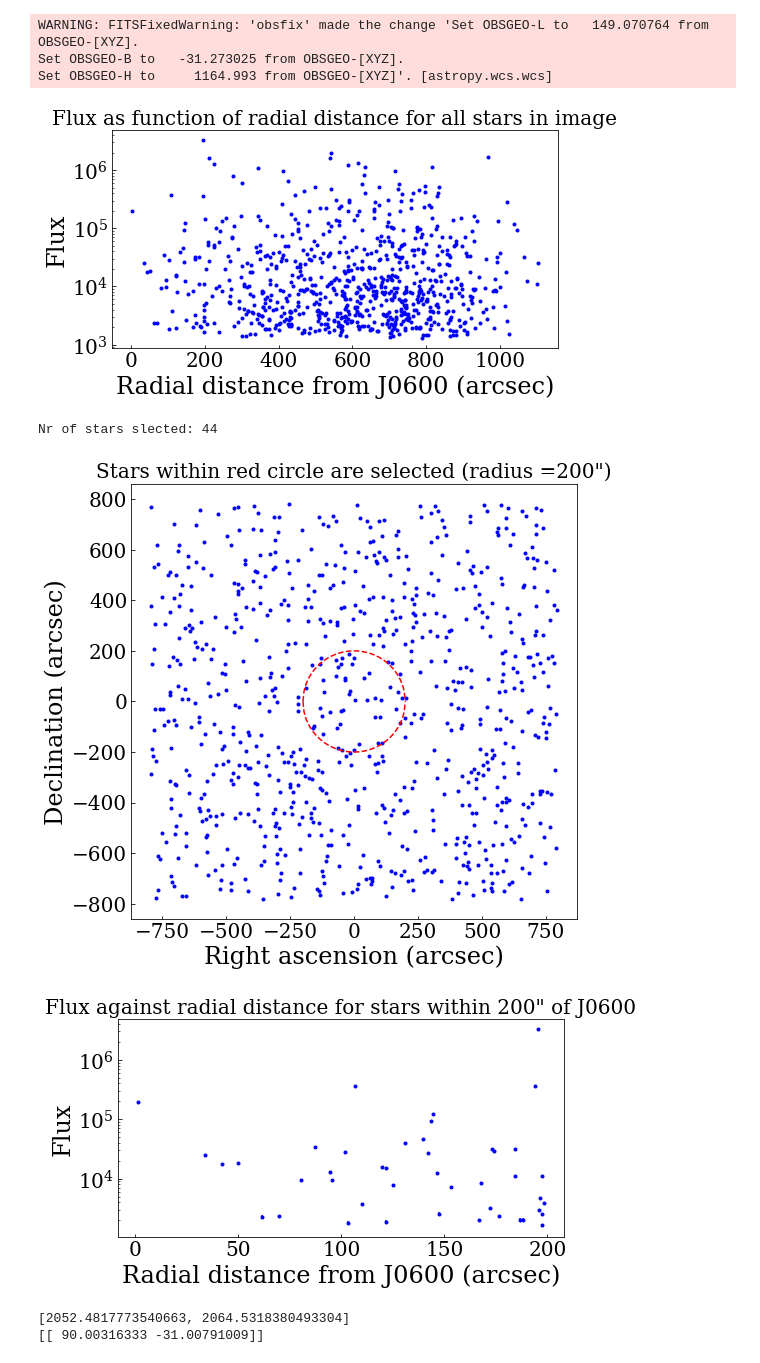
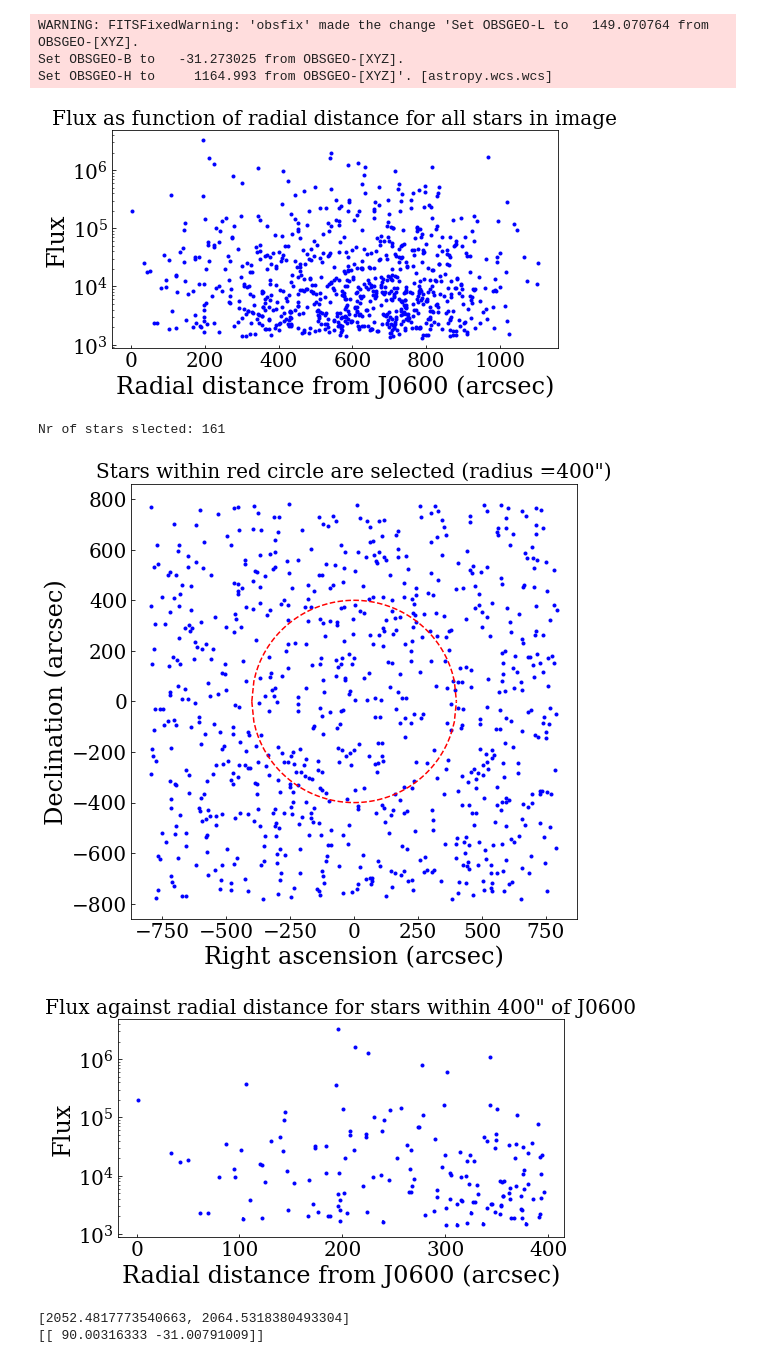
Before and after one commit to BartOuwehand/BRPJ0600, a Jupyter notebook: testfile1.ipynb, the cells around one changed output. Saved outputs shown, nothing was run; the diff lists cells and outputs as text; code cells hidden in the pictures.

```diff
--- a/testfile1.ipynb
+++ b/testfile1.ipynb
@@ -97,37 +97,37 @@ plt.semilogy(dis_asec, phot['flux'], marker='.',linewidth=0, c='b')
 plt.title("Flux as function of radial distance for all stars in image")
 plt.xlabel("Radial distance from J0600 (arcsec)")
 plt.ylabel("Flux")
 plt.show()
 
 # Select stars upto certain radial distance from J0600
-radial_dis = 200 #arcsec
+radial_dis = 400 #arcsec
 mask = dis_asec < radial_dis
 print ("Nr of stars slected:",np.sum(mask))
 
 # Here I make a nice plot where each dot is a star, and where the red dashed circle is the selection region
 tmp = np.linspace(-radial_dis,radial_dis,100)
 plt.figure(figsize=(8,8))
 plt.scatter((phot['x']-2048)*pix_asec, (phot['y']-2048)*pix_asec, marker='.', c='b')
 plt.plot(tmp, np.sqrt(radial_dis**2-tmp**2),  linestyle='dashed', c='r')
 plt.plot(tmp, -np.sqrt(radial_dis**2-tmp**2),  linestyle='dashed', c='r')
 plt.title("Stars within red circle are selected (radius ={:}\")".format(radial_dis))
 plt.xlabel("Right ascension (arcsec)")
 plt.ylabel("Declination (arcsec)")
 plt.show()
 
 # Finaly make a plot simmilar to the previous plot of flux against radial distance, but then for the selected stars
 plt.figure(figsize=(8,4))
 plt.yscale("log")
 plt.errorbar(dis_asec[mask], phot['flux'][mask], yerr=phot['fluxerr'][mask], fmt='.', c='b')
 plt.title("Flux against radial distance for stars within {:}\" of J0600".format(radial_dis))
 plt.xlabel("Radial distance from J0600 (arcsec)")
 plt.ylabel("Flux")
 plt.show()
 # %% [output]
 [figure]
-Nr of stars slected: 44
+Nr of stars slected: 161
-[figure, old version]
+[figure, new version]
-[figure, old version]
+[figure, new version]
 # %%
 # Testig how to do the coordinate transformation from pixel->world
 tmp = dis == np.min(dis)
```
Also changed, not shown: 4 other files.
